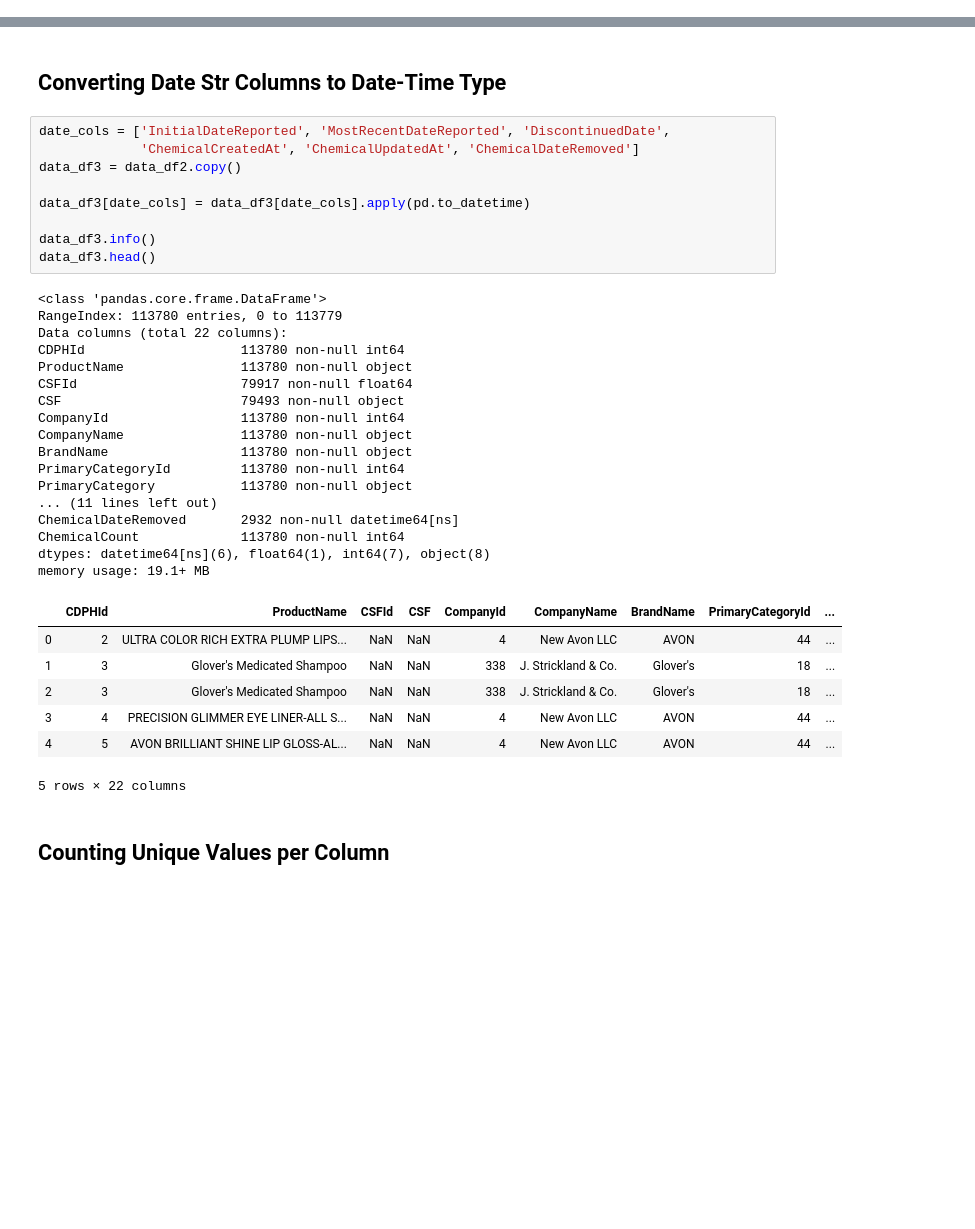
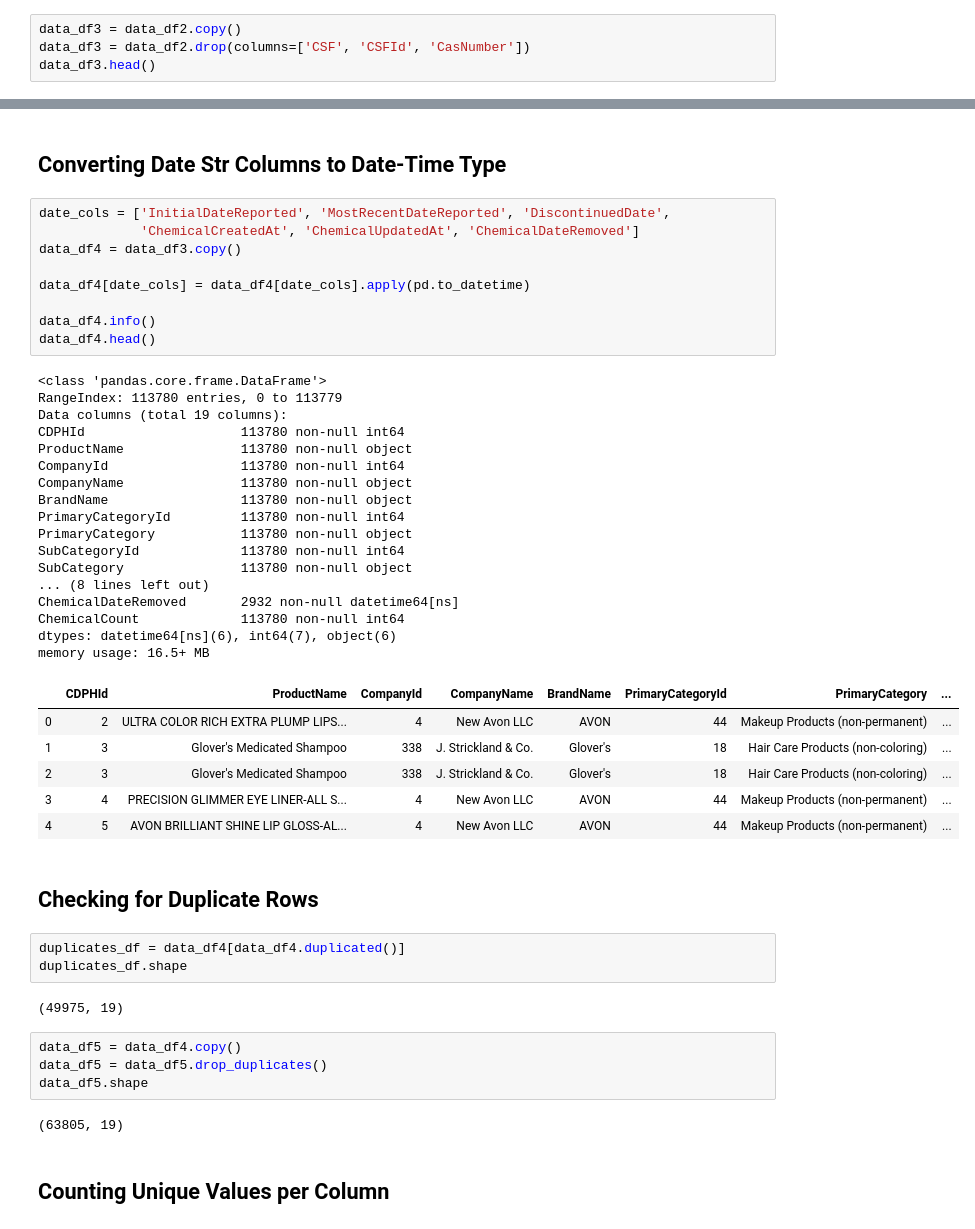
Before and after one commit to chelseanbr/Whats-In-My-Makeup-Bag, a Jupyter notebook: neat_eda.ipynb, the cells around one changed output, grey strips where cells are left out. Cells and saved outputs as stored; diff of their text form; blank space fills up the shorter version.

```diff
--- a/neat_eda.ipynb
+++ b/neat_eda.ipynb
@@ -99,0 +129,4 @@ Remaining columns with Null Values:
+# %%
+data_df3 = data_df2.copy()
+data_df3 = data_df2.drop(columns=['CSF', 'CSFId', 'CasNumber'])
+data_df3.head()
@@ -102,37 +152,49 @@ Remaining columns with Null Values:
 # %%
 date_cols = ['InitialDateReported', 'MostRecentDateReported', 'DiscontinuedDate',
              'ChemicalCreatedAt', 'ChemicalUpdatedAt', 'ChemicalDateRemoved']
-data_df3 = data_df2.copy()
+data_df4 = data_df3.copy()
 
-data_df3[date_cols] = data_df3[date_cols].apply(pd.to_datetime)
+data_df4[date_cols] = data_df4[date_cols].apply(pd.to_datetime)
 
-data_df3.info()
-data_df3.head()
+data_df4.info()
+data_df4.head()
 # %% [output]
 <class 'pandas.core.frame.DataFrame'>
 RangeIndex: 113780 entries, 0 to 113779
-Data columns (total 22 columns):
+Data columns (total 19 columns):
 CDPHId                    113780 non-null int64
 ProductName               113780 non-null object
-CSFId                     79917 non-null float64
-CSF                       79493 non-null object
 CompanyId                 113780 non-null int64
 CompanyName               113780 non-null object
 BrandName                 113780 non-null object
 PrimaryCategoryId         113780 non-null int64
 PrimaryCategory           113780 non-null object
-... (11 lines left out)
+SubCategoryId             113780 non-null int64
+SubCategory               113780 non-null object
+... (8 lines left out)
 ChemicalDateRemoved       2932 non-null datetime64[ns]
 ChemicalCount             113780 non-null int64
-dtypes: datetime64[ns](6), float64(1), int64(7), object(8)
-memory usage: 19.1+ MB
+dtypes: datetime64[ns](6), int64(7), object(6)
+memory usage: 16.5+ MB
-|  | CDPHId | ProductName | CSFId | CSF | CompanyId | CompanyName | BrandName | PrimaryCategoryId | ... |
-| 0 | 2 | ULTRA COLOR RICH EXTRA PLUMP LIPS... | NaN | NaN | 4 | New Avon LLC | AVON | 44 | ... |
-| 1 | 3 | Glover's Medicated Shampoo | NaN | NaN | 338 | J. Strickland & Co. | Glover's | 18 | ... |
-| 2 | 3 | Glover's Medicated Shampoo | NaN | NaN | 338 | J. Strickland & Co. | Glover's | 18 | ... |
-| 3 | 4 | PRECISION GLIMMER EYE LINER-ALL S... | NaN | NaN | 4 | New Avon LLC | AVON | 44 | ... |
-| 4 | 5 | AVON BRILLIANT SHINE LIP GLOSS-AL... | NaN | NaN | 4 | New Avon LLC | AVON | 44 | ... |
+|  | CDPHId | ProductName | CompanyId | CompanyName | BrandName | PrimaryCategoryId | PrimaryCategory | ... |
+| 0 | 2 | ULTRA COLOR RICH EXTRA PLUMP LIPS... | 4 | New Avon LLC | AVON | 44 | Makeup Products (non-permanent) | ... |
+| 1 | 3 | Glover's Medicated Shampoo | 338 | J. Strickland & Co. | Glover's | 18 | Hair Care Products (non-coloring) | ... |
+| 2 | 3 | Glover's Medicated Shampoo | 338 | J. Strickland & Co. | Glover's | 18 | Hair Care Products (non-coloring) | ... |
+| 3 | 4 | PRECISION GLIMMER EYE LINER-ALL S... | 4 | New Avon LLC | AVON | 44 | Makeup Products (non-permanent) | ... |
+| 4 | 5 | AVON BRILLIANT SHINE LIP GLOSS-AL... | 4 | New Avon LLC | AVON | 44 | Makeup Products (non-permanent) | ... |
-5 rows × 22 columns
+# %% [markdown]
+## Checking for Duplicate Rows
+# %%
+duplicates_df = data_df4[data_df4.duplicated()]
+duplicates_df.shape
+# %% [output]
+(49975, 19)
+# %%
+data_df5 = data_df4.copy()
+data_df5 = data_df5.drop_duplicates()
+data_df5.shape
+# %% [output]
+(63805, 19)
 # %% [markdown]
 ## Counting Unique Values per Column
 # %%
```
Also changed, not shown: parts of 20 cells of this notebook.
